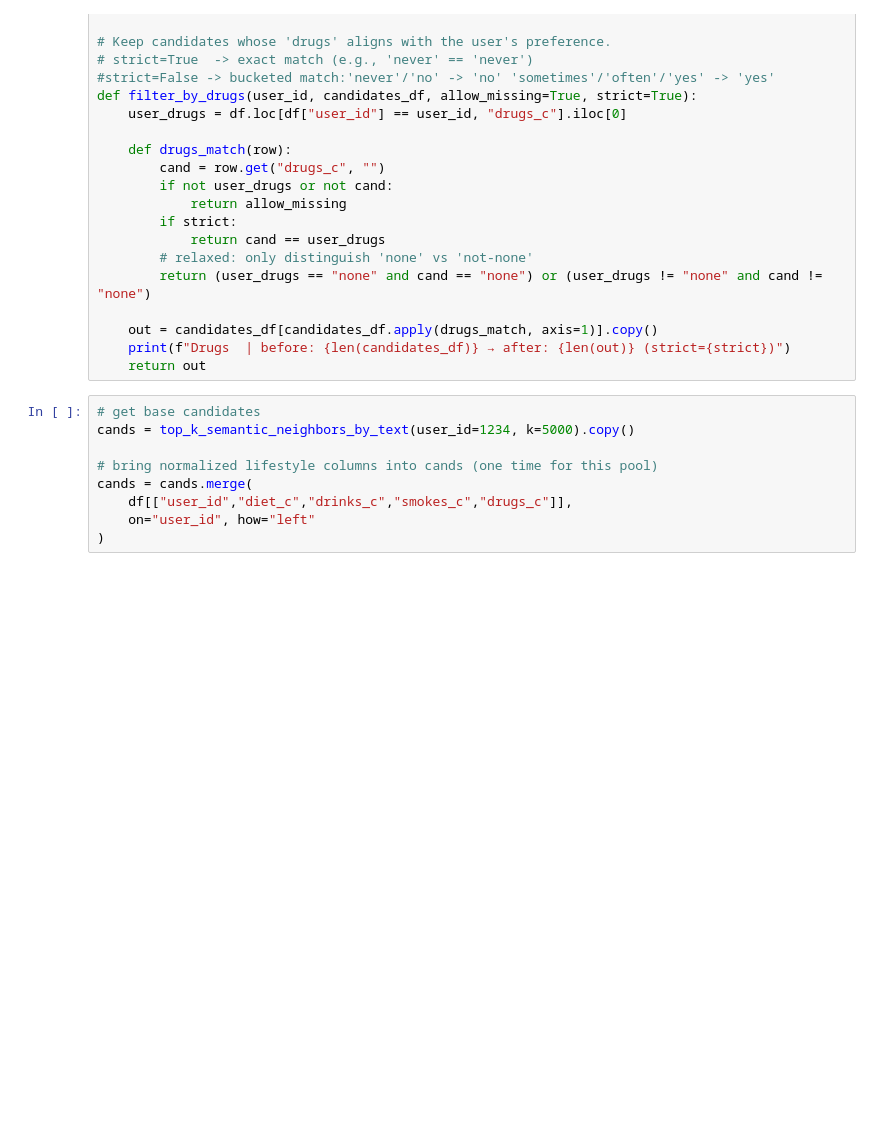
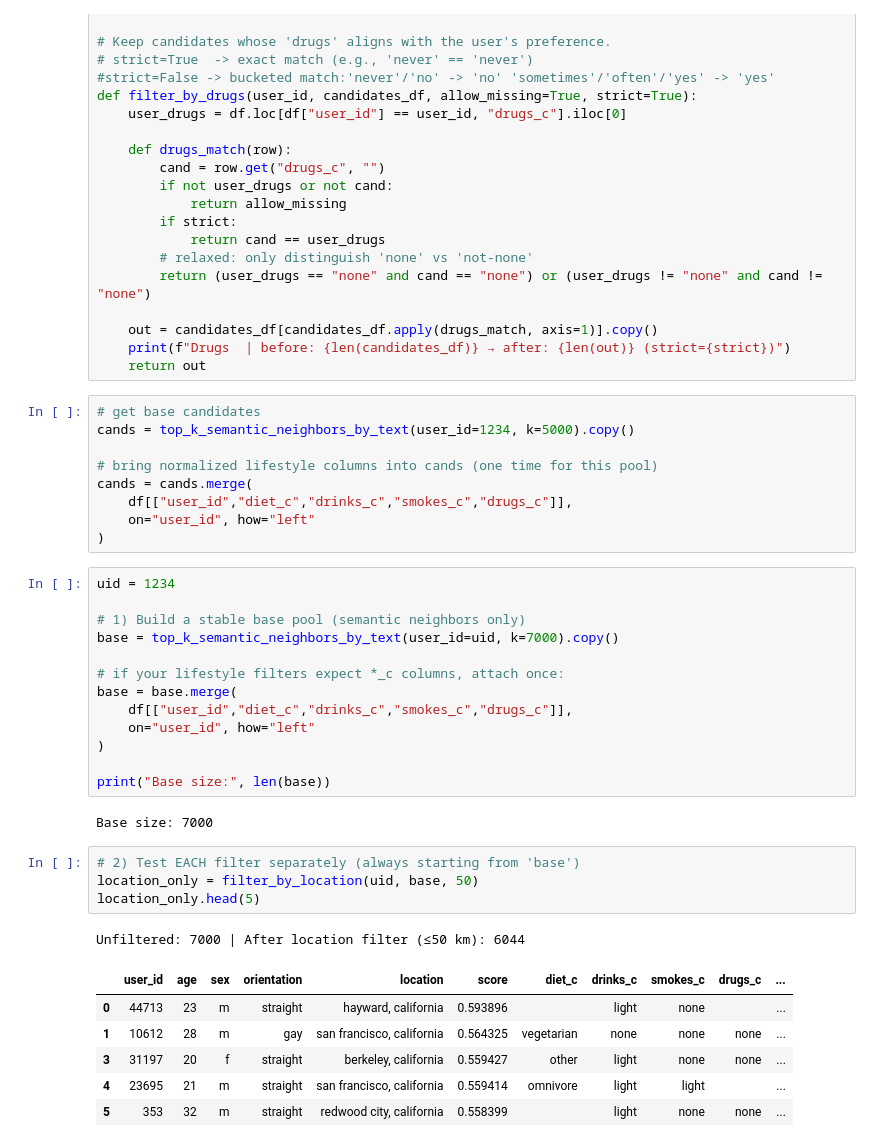
Before and after one commit to KrishaVeera/Decoding-the-Dating-Game, a Jupyter notebook: Calc_Embeddings_Model Training.ipynb, the cells around one changed output. Saved outputs shown, nothing was run; the diff lists cells and outputs as text; blank space fills up the shorter version.

Commit message:
testing each filter seperately

```diff
--- a/Calc_Embeddings_Model Training.ipynb
+++ b/Calc_Embeddings_Model Training.ipynb
@@ -417,3 +417,30 @@ cands = cands.merge(
     df[["user_id","diet_c","drinks_c","smokes_c","drugs_c"]],
     on="user_id", how="left"
 )
+# %%
+uid = 1234
+
+# 1) Build a stable base pool (semantic neighbors only)
+base = top_k_semantic_neighbors_by_text(user_id=uid, k=7000).copy()
+
+# if your lifestyle filters expect *_c columns, attach once:
+base = base.merge(
+    df[["user_id","diet_c","drinks_c","smokes_c","drugs_c"]],
+    on="user_id", how="left"
+)
+
+print("Base size:", len(base))
+# %% [output]
+Base size: 7000
+# %%
+# 2) Test EACH filter separately (always starting from 'base')
+location_only = filter_by_location(uid, base, 50)
+location_only.head(5)
+# %% [output]
+Unfiltered: 7000 | After location filter (≤50 km): 6044
+|  | user_id | age | sex | orientation | location | score | diet_c | drinks_c | smokes_c | drugs_c | ... |
+| 0 | 44713 | 23 | m | straight | hayward, california | 0.593896 |  | light | none |  | ... |
+| 1 | 10612 | 28 | m | gay | san francisco, california | 0.564325 | vegetarian | none | none | none | ... |
+| 3 | 31197 | 20 | f | straight | berkeley, california | 0.559427 | other | light | none | none | ... |
+| 4 | 23695 | 21 | m | straight | san francisco, california | 0.559414 | omnivore | light | light |  | ... |
+| 5 | 353 | 32 | m | straight | redwood city, california | 0.558399 |  | light | none | none | ... |
```
Also changed, not shown: parts of 7 cells of this notebook.
